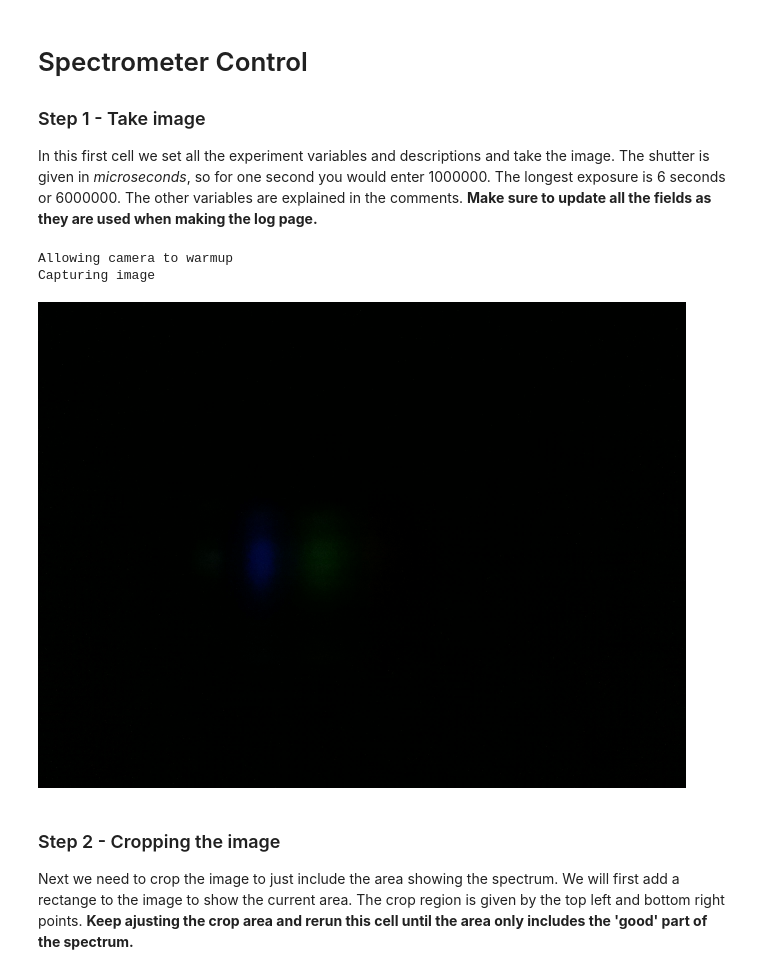
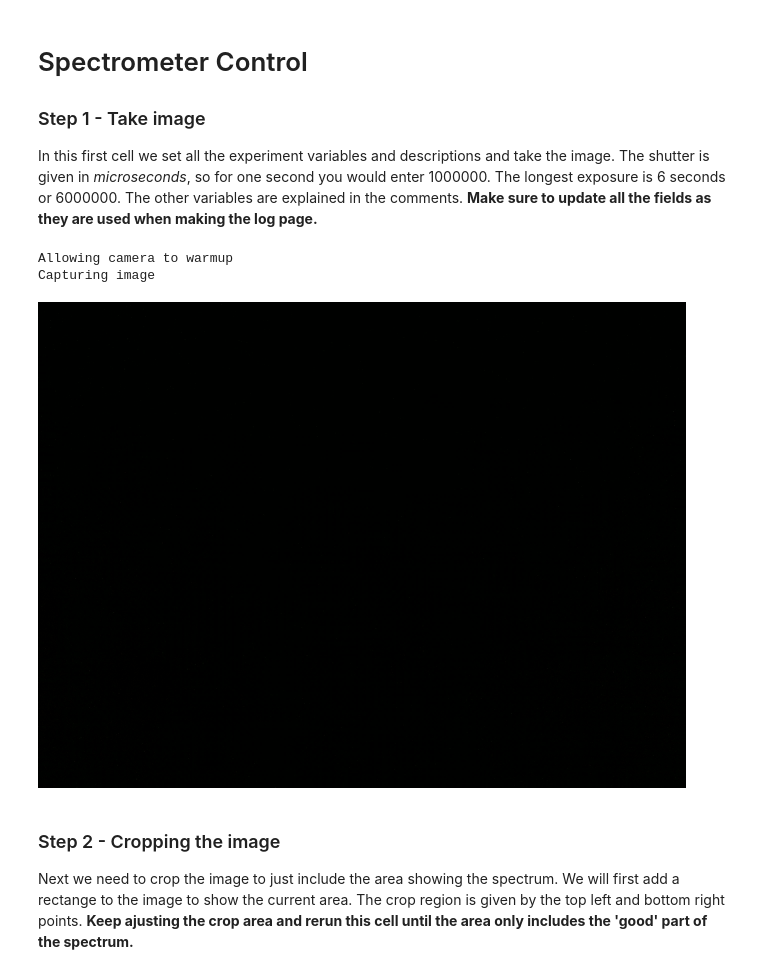
Before and after one commit to apzzd/LegoSpectrometer, a Jupyter notebook: SpectrometerControl.ipynb, the cells around one changed output. Drawn from its saved outputs; the diff is of its cells as text; code cells hidden in the pictures.

```diff
--- a/SpectrometerControl.ipynb
+++ b/SpectrometerControl.ipynb
@@ -181,26 +182,26 @@ In this first cell we set all the experiment variables and descriptions and take
 # %%
 # Change these to match your experiment
 
-lightSource        = "Energizer flashlight"
-scientistName      = "Ada P Dyer"
-transmissionSample = "Tracing paper colored with a blue marker"
+lightSource        = "test"
+scientistName      = "test"
+transmissionSample = "test"
 experimentNotes    = '''
-Normal size slit. Tracing paper used (colored blue).
+test
 '''
-tags = "flashlight, tracing-paper, blue"
+tags = "test"
 measurementTaken = strftime("%Y%m%d-%H%M%S")
 niceLookingDatetime = strftime("%m/%d/%Y - %H:%M:%S")
 
 # Exposure time
 shutter = 2000
 
 # Take the image, save and display
 raw = takePicture(shutter)
 raw
 # %% [output]
 Allowing camera to warmup
 Capturing image
-[figure, old version]
+[figure, new version]
 # %% [markdown]
 ### Step 2 - Cropping the image
 
```
Also changed, not shown: parts of 7 cells of this notebook, 12 other files.
